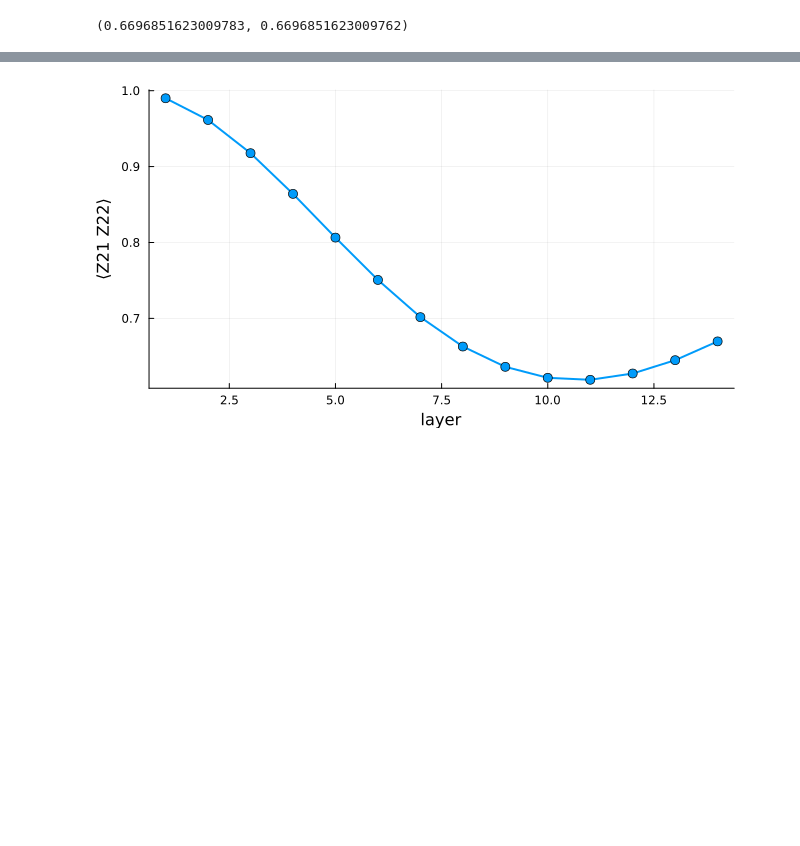
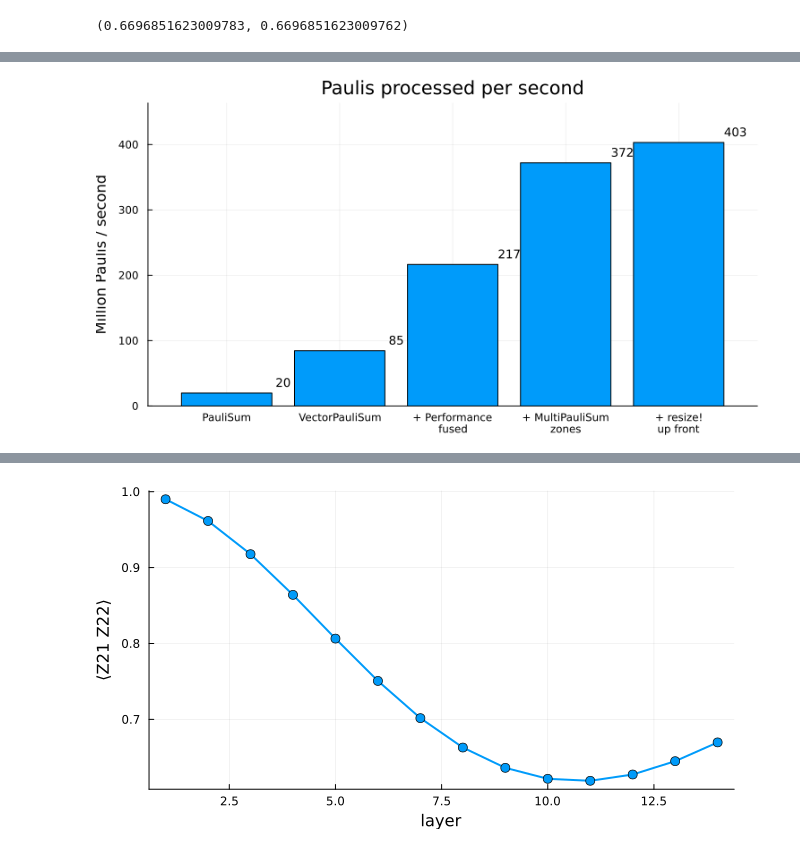
Before and after one commit to SparqleSim/PauliPropagation.jl, a Jupyter notebook: examples/advanced_performance.ipynb, the cells around one changed output, grey strips where cells are left out. Cells and saved outputs as stored; diff of their text form; code cells hidden in the pictures; blank space fills up the shorter version.

Commit message:
adapt example notebook to MultiPauliSum

```diff
--- a/examples/advanced_performance.ipynb
+++ b/examples/advanced_performance.ipynb
@@ -112,0 +131,7 @@ propagate! into a cache:   3.94 s   (1036142 Pauli terms)
+# %%
+zone_psum = Performance.propagate(circuit, MultiPauliSum(VectorPauliSum(pstr)), circuit_thetas; min_abs_coeff)
+
+t_zones = besttime(() -> Performance.propagate(circuit, MultiPauliSum(VectorPauliSum(pstr)), circuit_thetas; min_abs_coeff))
+
+@printf("MultiPauliSum over %d zones:  %5.2f s   (%d Pauli terms)\n", nzones(zone_psum), t_zones, length(zone_psum))
+@printf("⟨Z21 Z22⟩ = %.14f  vs  %.14f\n", overlapwithzero(zone_psum), overlapwithzero(vec_psum))
@@ -112,0 +147,13 @@ propagate! into a cache:   3.94 s   (1036142 Pauli terms)
+# %%
+resized_cache = PropagationCache(MultiPauliSum(VectorPauliSum(pstr)))
+resize!(resized_cache, 1_500_000)
+Performance.propagate!(circuit, resized_cache, circuit_thetas; min_abs_coeff)
+
+t_resize = besttime() do
+    pc = PropagationCache(MultiPauliSum(VectorPauliSum(pstr)))
+    resize!(pc, 1_500_000)
+    Performance.propagate!(circuit, pc, circuit_thetas; min_abs_coeff)
+end
+
+@printf("resize!d cache:  %5.2f s   (%d Pauli terms)\n", t_resize, length(resized_cache))
+@printf("⟨Z21 Z22⟩ = %.14f  vs  %.14f\n", overlapwithzero(resized_cache), overlapwithzero(vec_psum))
@@ -112,0 +167,19 @@ propagate! into a cache:   3.94 s   (1036142 Pauli terms)
+# %%
+# the number of Pauli terms each layer starts from, to count gate applications
+counts = Int[]
+count_msum = MultiPauliSum(VectorPauliSum(pstr))
+for l in 1:nlayers
+    push!(counts, length(count_msum))
+    Performance.propagate!(layer, count_msum, thetas; min_abs_coeff)
+end
+
+napplied = length(layer) * sum(counts)
+
+labels = ["PauliSum", "VectorPauliSum", "+ Performance\nfused", "+ MultiPauliSum\nzones", "+ resize!\nup front"]
+times = [t_dict, t_vec, t_fused, t_zones, t_resize]
+rates = napplied ./ times ./ 1e6
+
+@printf("%d gate applications on Pauli strings in total\n\n", napplied)
+for (l, t, r) in zip(labels, times, rates)
+    @printf("%-28s %6.2f s   %6.1f M Paulis/s\n", replace(l, "\n" => " "), t, r)
+end
@@ -112,0 +194,7 @@ propagate! into a cache:   3.94 s   (1036142 Pauli terms)
+# %%
+p = bar(labels, rates, legend=false, ylabel="Million Paulis / second", size=(750, 400),
+    ylims=(0, 1.15 * maximum(rates)), title="Paulis processed per second")
+annotate!(p, 1:length(rates), rates .+ 0.04 * maximum(rates), [text(@sprintf("%.0f", r), 9) for r in rates])
+p
+# %% [output]
+[figure, new version]
```
Also changed, not shown: parts of 35 cells of this notebook.
